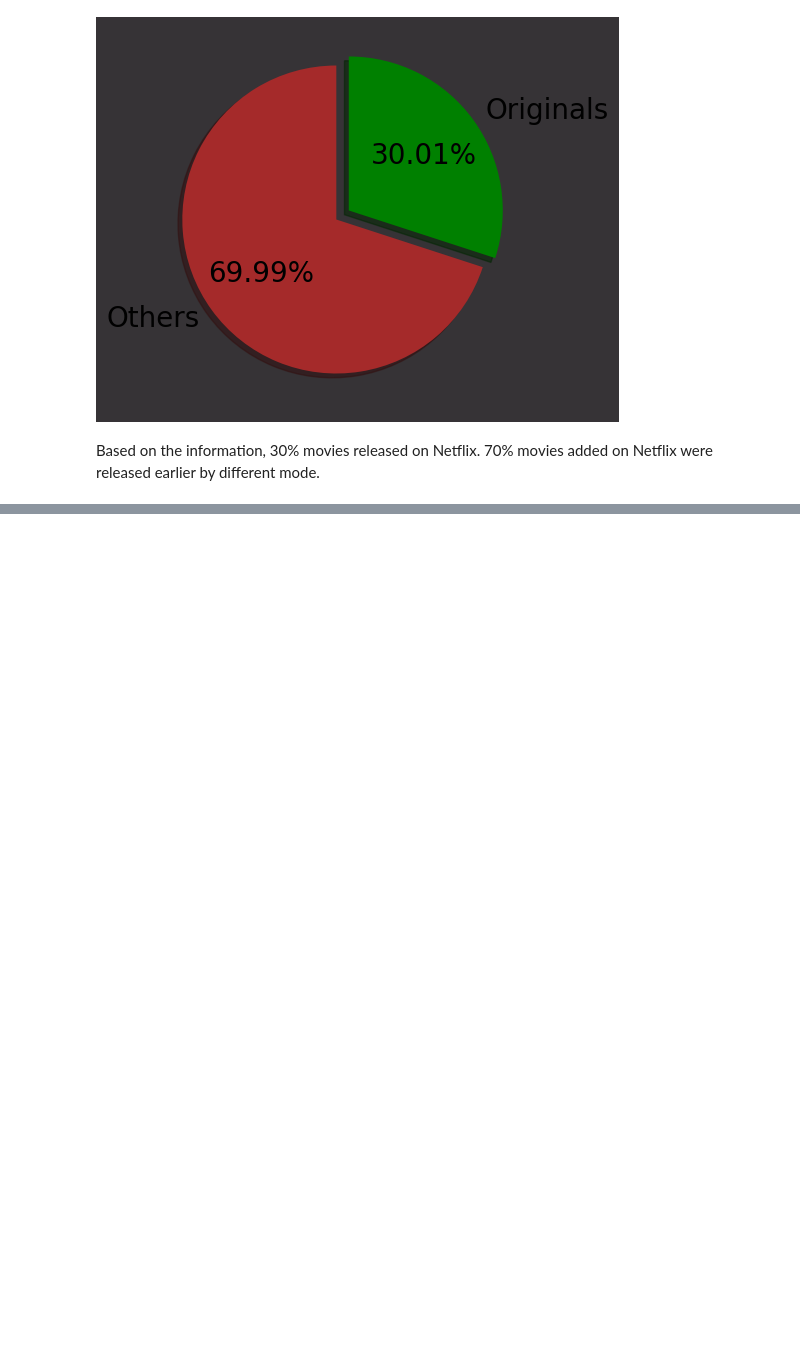
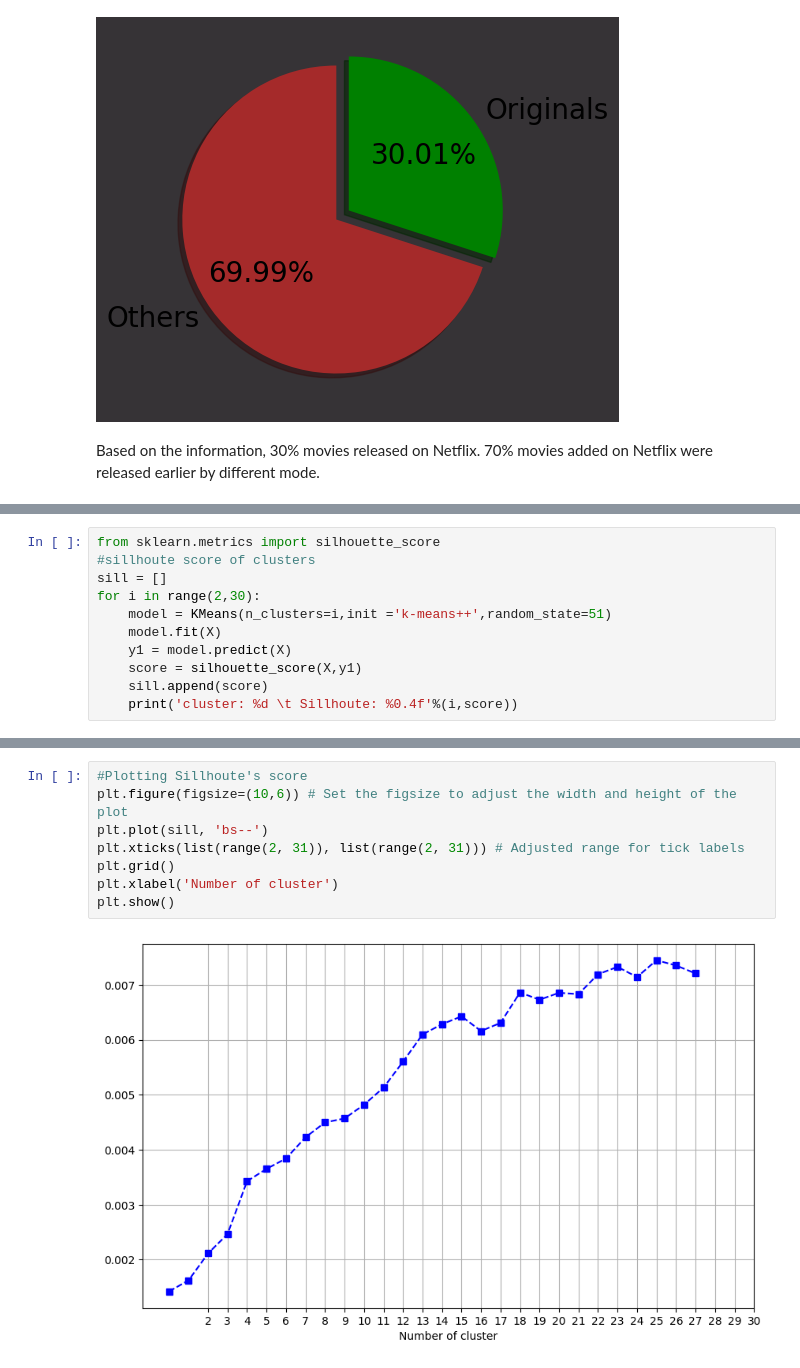
Before and after one commit to Kumarisimran626/Netfilx-Movies-TV-shows-clustering, a Jupyter notebook: S_K_Netfilx_Movies_&_TV_shows_clustering.ipynb, the cells around one changed output, grey strips where cells are left out. Drawn from its saved outputs; the diff is of its cells as text; blank space fills up the shorter version.

```diff
--- a/S_K_Netfilx_Movies_&_TV_shows_clustering.ipynb
+++ b/S_K_Netfilx_Movies_&_TV_shows_clustering.ipynb
@@ -701,0 +1093,11 @@ ax.pie(movies['originals'].value_counts(), explode=explode, autopct='%.2f%%', la
+# %%
+from sklearn.metrics import silhouette_score
+#sillhoute score of clusters
+sill = []
+for i in range(2,30):
+    model = KMeans(n_clusters=i,init ='k-means++',random_state=51)
+    model.fit(X)
+    y1 = model.predict(X)
+    score = silhouette_score(X,y1)
+    sill.append(score)
+    print('cluster: %d \t Sillhoute: %0.4f'%(i,score))
@@ -701,0 +1122,10 @@ ax.pie(movies['originals'].value_counts(), explode=explode, autopct='%.2f%%', la
+# %%
+#Plotting Sillhoute's score
+plt.figure(figsize=(10,6)) # Set the figsize to adjust the width and height of the plot
+plt.plot(sill, 'bs--')
+plt.xticks(list(range(2, 31)), list(range(2, 31))) # Adjusted range for tick labels
+plt.grid()
+plt.xlabel('Number of cluster')
+plt.show()
+# %% [output]
+[figure, added]
```
Also changed, not shown: parts of 59 cells of this notebook.
